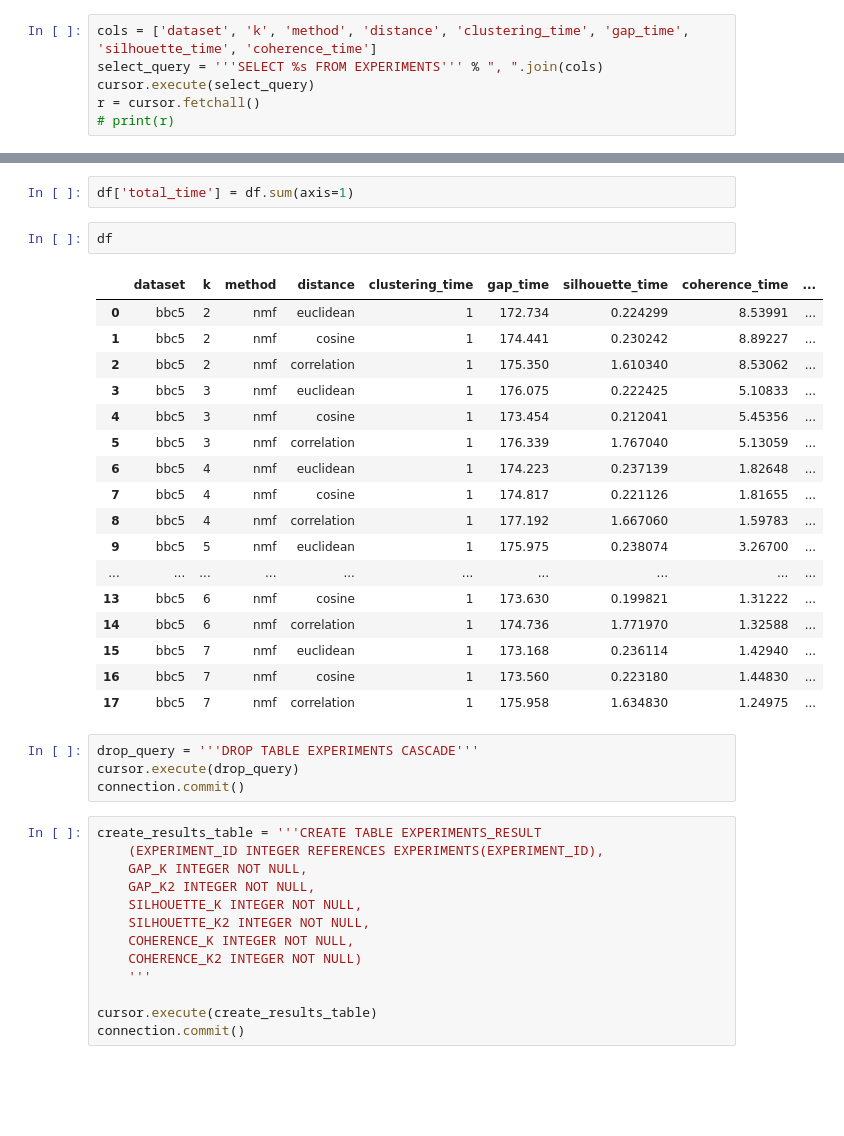
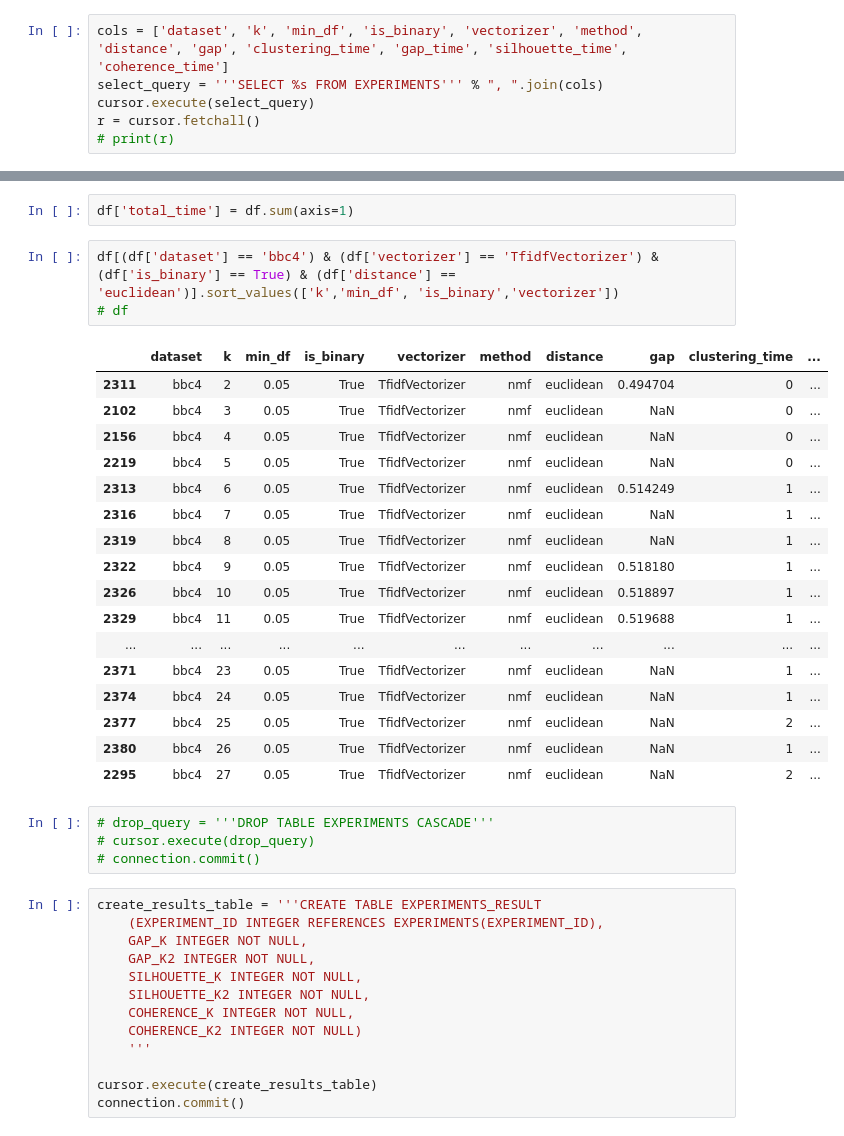
Before and after one commit to MachineTeachingEdu/machine-teaching, a Jupyter notebook: machineteaching/Query results from database.ipynb, the cells around one changed output, grey strips where cells are left out. Drawn from its saved outputs; the diff is of its cells as text; blank space fills up the shorter version.

```diff
--- a/machineteaching/Query results from database.ipynb
+++ b/machineteaching/Query results from database.ipynb
@@ -39,7 +39,7 @@ create_table_query = '''CREATE TABLE EXPERIMENTS
 cursor.execute(create_table_query)
 connection.commit()
 # %%
-cols = ['dataset', 'k', 'method', 'distance', 'clustering_time', 'gap_time', 'silhouette_time', 'coherence_time']
+cols = ['dataset', 'k', 'min_df', 'is_binary', 'vectorizer', 'method', 'distance', 'gap', 'clustering_time', 'gap_time', 'silhouette_time', 'coherence_time']
 select_query = '''SELECT %s FROM EXPERIMENTS''' % ", ".join(cols)
 cursor.execute(select_query)
 r = cursor.fetchall()
@@ -48,30 +48,31 @@ r = cursor.fetchall()
 df = pd.DataFrame(r, columns=cols)
 # %%
 df['total_time'] = df.sum(axis=1)
-# %%
-df
-# %% [output]
-|  | dataset | k | method | distance | clustering_time | gap_time | silhouette_time | coherence_time | ... |
-| 0 | bbc5 | 2 | nmf | euclidean | 1 | 172.734 | 0.224299 | 8.53991 | ... |
-| 1 | bbc5 | 2 | nmf | cosine | 1 | 174.441 | 0.230242 | 8.89227 | ... |
-| 2 | bbc5 | 2 | nmf | correlation | 1 | 175.350 | 1.610340 | 8.53062 | ... |
-| 3 | bbc5 | 3 | nmf | euclidean | 1 | 176.075 | 0.222425 | 5.10833 | ... |
-| 4 | bbc5 | 3 | nmf | cosine | 1 | 173.454 | 0.212041 | 5.45356 | ... |
-| 5 | bbc5 | 3 | nmf | correlation | 1 | 176.339 | 1.767040 | 5.13059 | ... |
-| 6 | bbc5 | 4 | nmf | euclidean | 1 | 174.223 | 0.237139 | 1.82648 | ... |
-| 7 | bbc5 | 4 | nmf | cosine | 1 | 174.817 | 0.221126 | 1.81655 | ... |
-| 8 | bbc5 | 4 | nmf | correlation | 1 | 177.192 | 1.667060 | 1.59783 | ... |
-| 9 | bbc5 | 5 | nmf | euclidean | 1 | 175.975 | 0.238074 | 3.26700 | ... |
-| ... | ... | ... | ... | ... | ... | ... | ... | ... | ... |
-| 13 | bbc5 | 6 | nmf | cosine | 1 | 173.630 | 0.199821 | 1.31222 | ... |
-| 14 | bbc5 | 6 | nmf | correlation | 1 | 174.736 | 1.771970 | 1.32588 | ... |
-| 15 | bbc5 | 7 | nmf | euclidean | 1 | 173.168 | 0.236114 | 1.42940 | ... |
-| 16 | bbc5 | 7 | nmf | cosine | 1 | 173.560 | 0.223180 | 1.44830 | ... |
-| 17 | bbc5 | 7 | nmf | correlation | 1 | 175.958 | 1.634830 | 1.24975 | ... |
+# %%
+df[(df['dataset'] == 'bbc4') & (df['vectorizer'] == 'TfidfVectorizer') & (df['is_binary'] == True) & (df['distance'] == 'euclidean')].sort_values(['k','min_df', 'is_binary','vectorizer'])
+# df
+# %% [output]
+|  | dataset | k | min_df | is_binary | vectorizer | method | distance | gap | clustering_time | ... |
+| 2311 | bbc4 | 2 | 0.05 | True | TfidfVectorizer | nmf | euclidean | 0.494704 | 0 | ... |
+| 2102 | bbc4 | 3 | 0.05 | True | TfidfVectorizer | nmf | euclidean | NaN | 0 | ... |
+| 2156 | bbc4 | 4 | 0.05 | True | TfidfVectorizer | nmf | euclidean | NaN | 0 | ... |
+| 2219 | bbc4 | 5 | 0.05 | True | TfidfVectorizer | nmf | euclidean | NaN | 0 | ... |
+| 2313 | bbc4 | 6 | 0.05 | True | TfidfVectorizer | nmf | euclidean | 0.514249 | 1 | ... |
+| 2316 | bbc4 | 7 | 0.05 | True | TfidfVectorizer | nmf | euclidean | NaN | 1 | ... |
+| 2319 | bbc4 | 8 | 0.05 | True | TfidfVectorizer | nmf | euclidean | NaN | 1 | ... |
+| 2322 | bbc4 | 9 | 0.05 | True | TfidfVectorizer | nmf | euclidean | 0.518180 | 1 | ... |
+| 2326 | bbc4 | 10 | 0.05 | True | TfidfVectorizer | nmf | euclidean | 0.518897 | 1 | ... |
+| 2329 | bbc4 | 11 | 0.05 | True | TfidfVectorizer | nmf | euclidean | 0.519688 | 1 | ... |
+| ... | ... | ... | ... | ... | ... | ... | ... | ... | ... | ... |
+| 2371 | bbc4 | 23 | 0.05 | True | TfidfVectorizer | nmf | euclidean | NaN | 1 | ... |
+| 2374 | bbc4 | 24 | 0.05 | True | TfidfVectorizer | nmf | euclidean | NaN | 1 | ... |
+| 2377 | bbc4 | 25 | 0.05 | True | TfidfVectorizer | nmf | euclidean | NaN | 2 | ... |
+| 2380 | bbc4 | 26 | 0.05 | True | TfidfVectorizer | nmf | euclidean | NaN | 1 | ... |
+| 2295 | bbc4 | 27 | 0.05 | True | TfidfVectorizer | nmf | euclidean | NaN | 2 | ... |
 # %%
-drop_query = '''DROP TABLE EXPERIMENTS CASCADE'''
-cursor.execute(drop_query)
-connection.commit()
+# drop_query = '''DROP TABLE EXPERIMENTS CASCADE'''
+# cursor.execute(drop_query)
+# connection.commit()
 # %%
 create_results_table = '''CREATE TABLE EXPERIMENTS_RESULT
     (EXPERIMENT_ID INTEGER REFERENCES EXPERIMENTS(EXPERIMENT_ID),
```
Also changed, not shown: parts of 4 cells of this notebook, 3 other files.
